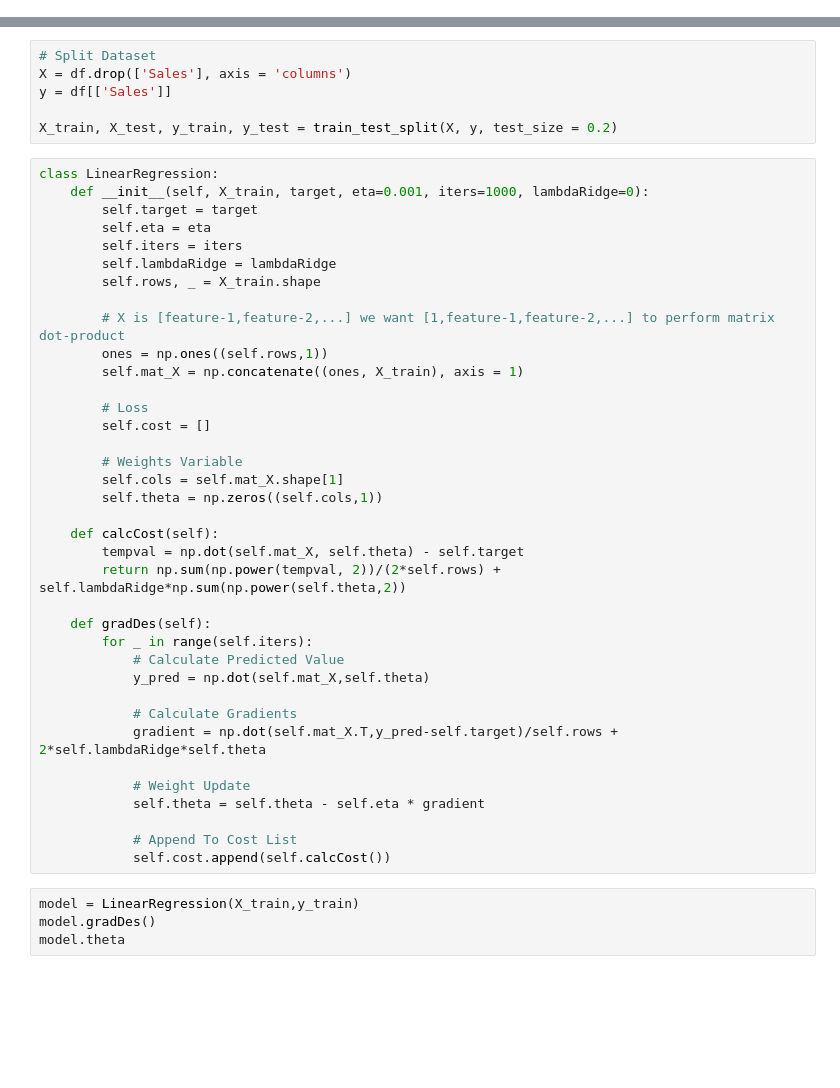
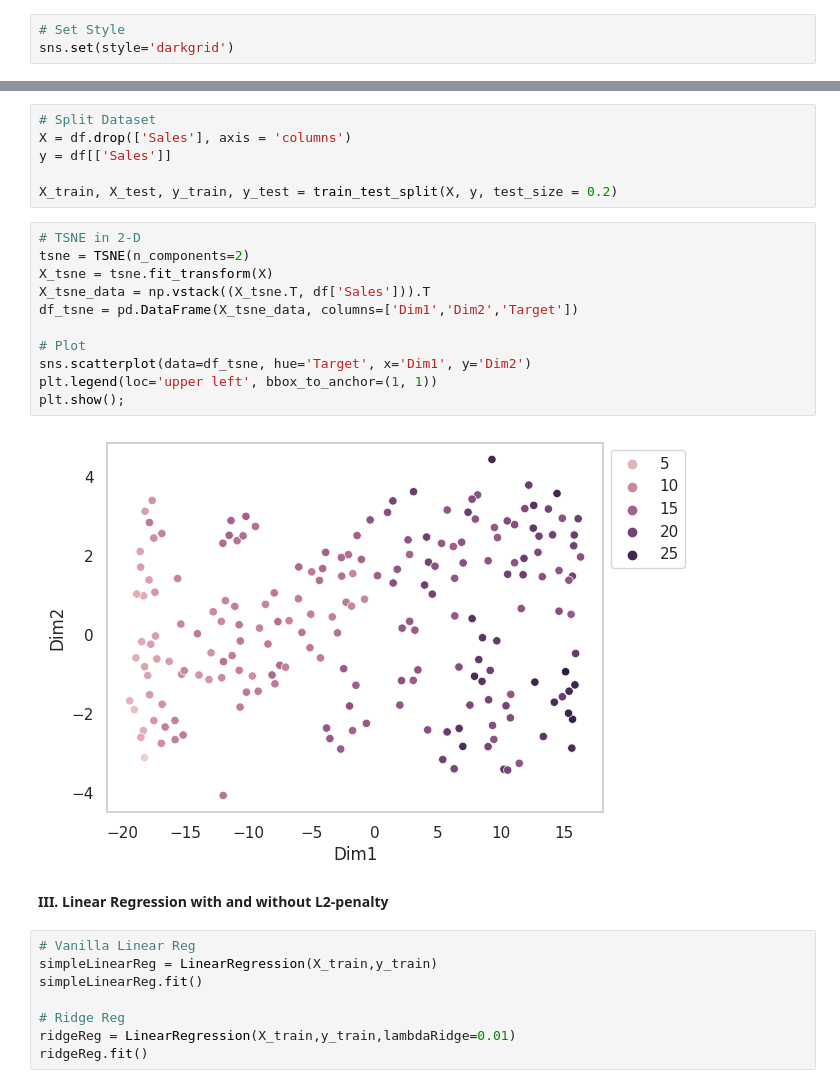
Before and after one commit to nik-hil-24/DS403-Introduction-To-Statistical-Learning, a Jupyter notebook: Assignment-3/init0.ipynb, the cells around one changed output, grey strips where cells are left out. Cells and saved outputs as stored; diff of their text form; blank space fills up the shorter version.

```diff
--- a/Assignment-3/init0.ipynb
+++ b/Assignment-3/init0.ipynb
@@ -15,5 +18,8 @@ Mounted at /content/drive
 # Filter Warnings
 import warnings
 warnings.filterwarnings('ignore')
+# %%
+# Set Style
+sns.set(style='darkgrid')
 # %% [markdown]
 # **Task 1**
@@ -34,44 +78,26 @@ X = df.drop(['Sales'], axis = 'columns')
 y = df[['Sales']]
 
 X_train, X_test, y_train, y_test = train_test_split(X, y, test_size = 0.2)
-# %%
-class LinearRegression:
-    def __init__(self, X_train, target, eta=0.001, iters=1000, lambdaRidge=0):
-        self.target = target
-        self.eta = eta
-        self.iters = iters
-        self.lambdaRidge = lambdaRidge
-        self.rows, _ = X_train.shape
-
-        # X is [feature-1,feature-2,...] we want [1,feature-1,feature-2,...] to perform matrix dot-product
-        ones = np.ones((self.rows,1))
-        self.mat_X = np.concatenate((ones, X_train), axis = 1)
-
-        # Loss
-        self.cost = []
-
-        # Weights Variable
-        self.cols = self.mat_X.shape[1]
-        self.theta = np.zeros((self.cols,1))
-
-    def calcCost(self):
-        tempval = np.dot(self.mat_X, self.theta) - self.target
-        return np.sum(np.power(tempval, 2))/(2*self.rows) + self.lambdaRidge*np.sum(np.power(self.theta,2))
-
-    def gradDes(self):
-        for _ in range(self.iters):
-            # Calculate Predicted Value
-            y_pred = np.dot(self.mat_X,self.theta)
-
-            # Calculate Gradients
-            gradient = np.dot(self.mat_X.T,y_pred-self.target)/self.rows + 2*self.lambdaRidge*self.theta
-
-            # Weight Update
-            self.theta = self.theta - self.eta * gradient
-
-            # Append To Cost List
-            self.cost.append(self.calcCost())
-# %%
-model = LinearRegression(X_train,y_train)
-model.gradDes()
-model.theta
+# %%
+# TSNE in 2-D
+tsne = TSNE(n_components=2)
+X_tsne = tsne.fit_transform(X)
+X_tsne_data = np.vstack((X_tsne.T, df['Sales'])).T
+df_tsne = pd.DataFrame(X_tsne_data, columns=['Dim1','Dim2','Target'])
+
+# Plot
+sns.scatterplot(data=df_tsne, hue='Target', x='Dim1', y='Dim2')
+plt.legend(loc='upper left', bbox_to_anchor=(1, 1))
+plt.show();
+# %% [output]
+[figure, added]
+# %% [markdown]
+**III. Linear Regression with and without L2-penalty**
+# %%
+# Vanilla Linear Reg
+simpleLinearReg = LinearRegression(X_train,y_train)
+simpleLinearReg.fit()
+
+# Ridge Reg
+ridgeReg = LinearRegression(X_train,y_train,lambdaRidge=0.01)
+ridgeReg.fit()
```
Also changed, not shown: parts of 8 cells of this notebook.
